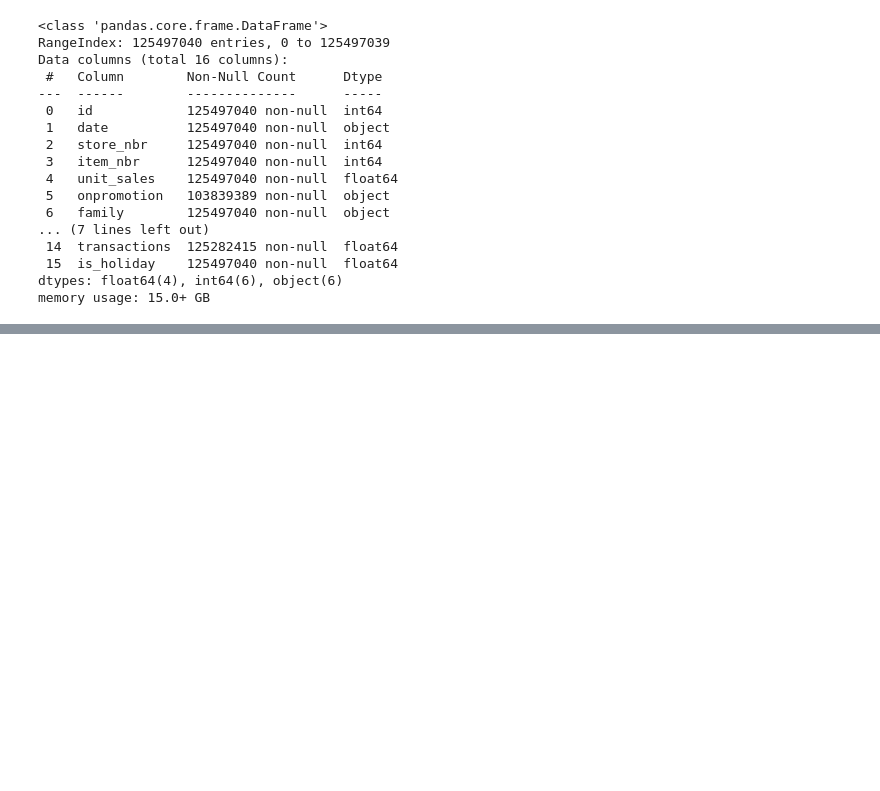
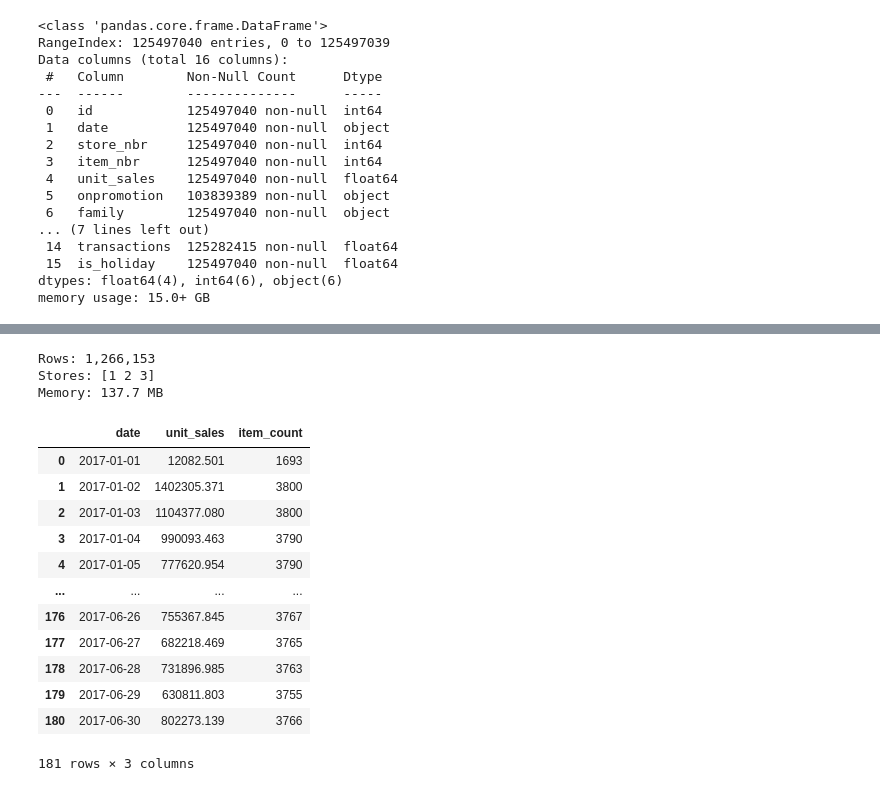
Before and after one commit to arjun-s-15/ERP-Project, a Jupyter notebook: ML-service/datasets.ipynb, the cells around one changed output, grey strips where cells are left out. Drawn from its saved outputs; the diff is of its cells as text; code cells hidden in the pictures; blank space fills up the shorter version.

```diff
--- a/ML-service/datasets.ipynb
+++ b/ML-service/datasets.ipynb
@@ -231,0 +292,3 @@ memory usage: 15.0+ GB
+# %%
+df = df[df["date"] <= '2017-6-30']
+df.info(show_counts=True)
@@ -231,0 +342,29 @@ memory usage: 15.0+ GB
+# %%
+small_df = df[df["store_nbr"].isin([1, 2, 3])]
+print(f"Rows: {len(small_df):,}")
+print(f"Stores: {small_df['store_nbr'].unique()}")
+print(f"Memory: {small_df.memory_usage(deep=True).sum() / 1024**2:.1f} MB")
+# %% [output]
+Rows: 1,266,153
+Stores: [1 2 3]
+Memory: 137.7 MB
+# %%
+daily_sales = df.groupby('date').agg(
+    unit_sales=('unit_sales', 'sum'),
+    item_count=('item_nbr', 'nunique')
+).reset_index()
+daily_sales
+# %% [output]
+|  | date | unit_sales | item_count |
+| 0 | 2017-01-01 | 12082.501 | 1693 |
+| 1 | 2017-01-02 | 1402305.371 | 3800 |
+| 2 | 2017-01-03 | 1104377.080 | 3800 |
+| 3 | 2017-01-04 | 990093.463 | 3790 |
+| 4 | 2017-01-05 | 777620.954 | 3790 |
+| ... | ... | ... | ... |
+| 176 | 2017-06-26 | 755367.845 | 3767 |
+| 177 | 2017-06-27 | 682218.469 | 3765 |
+| 178 | 2017-06-28 | 731896.985 | 3763 |
+| 179 | 2017-06-29 | 630811.803 | 3755 |
+| 180 | 2017-06-30 | 802273.139 | 3766 |
+181 rows × 3 columns
```
Also changed, not shown: parts of 15 cells of this notebook, 3 other files.
